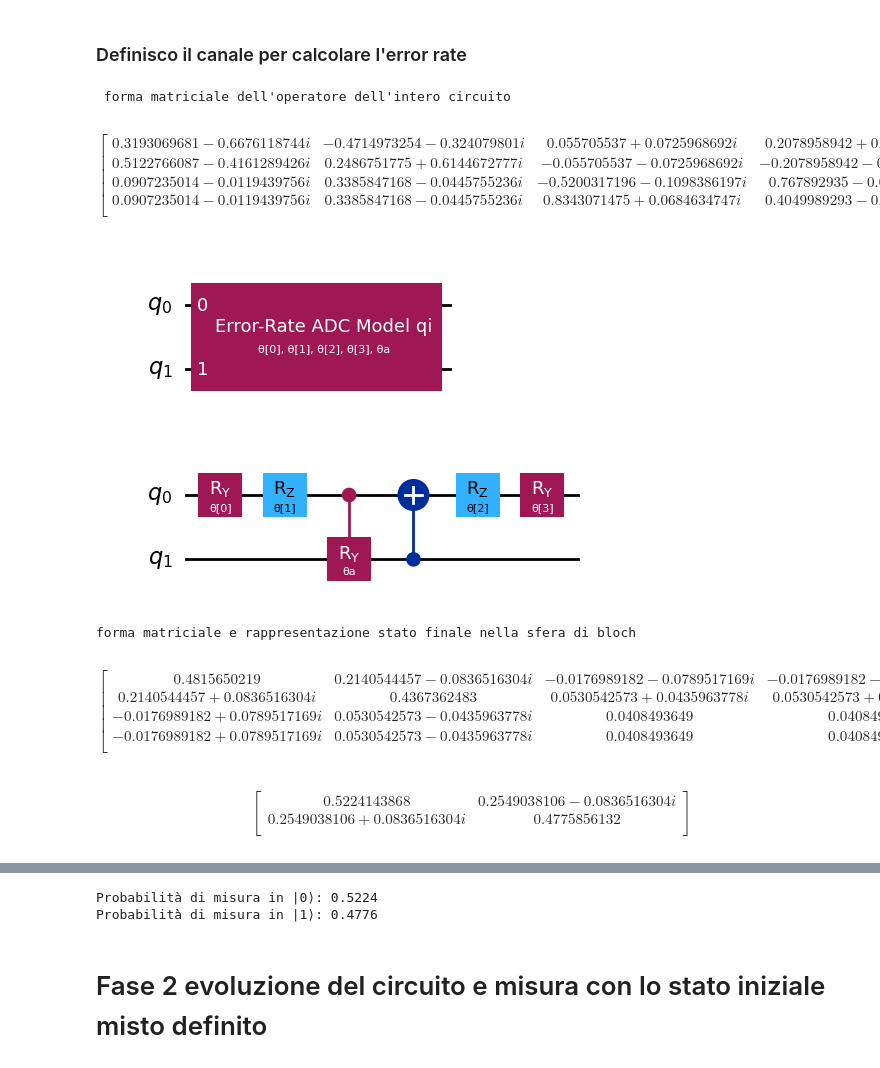
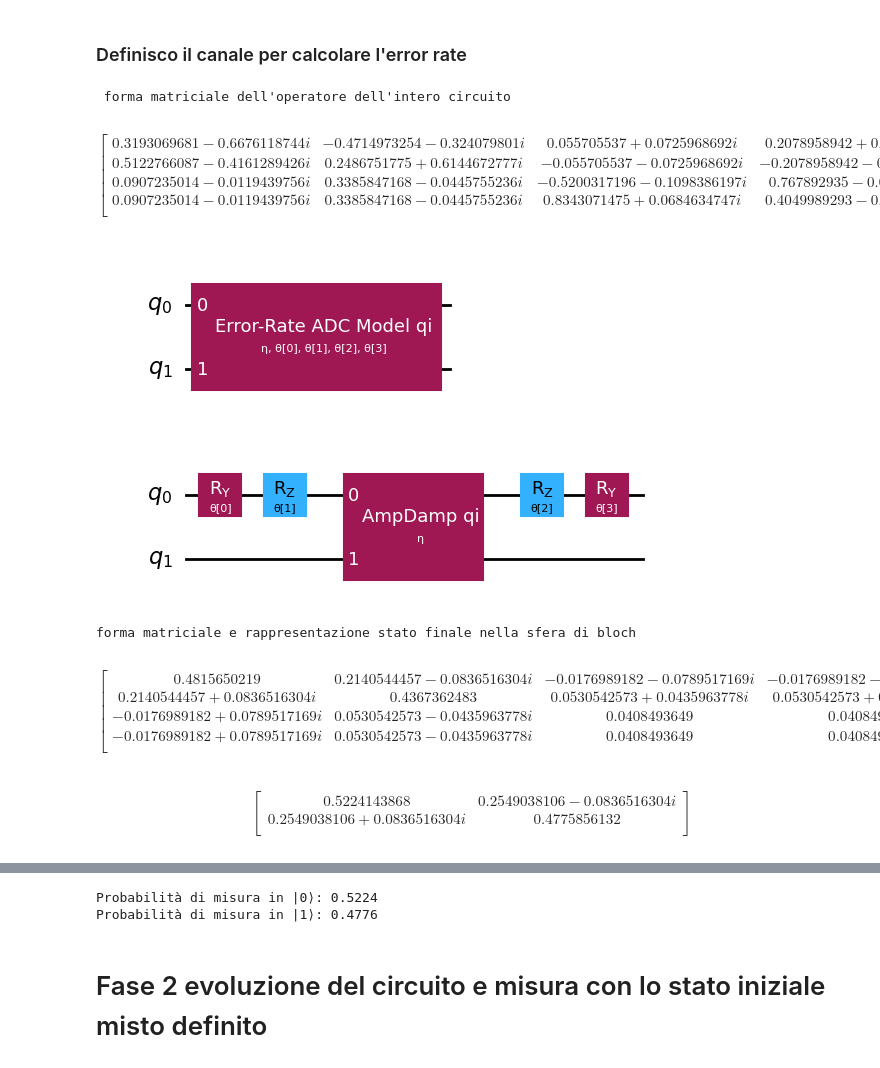
Before and after one commit to remgabryldel/quantum-amplitude-damping-channel, a Jupyter notebook: q-a-d.ipynb, the cells around one changed output, grey strips where cells are left out. Saved outputs shown, nothing was run; the diff lists cells and outputs as text; code cells hidden in the pictures.

```diff
--- a/q-a-d.ipynb
+++ b/q-a-d.ipynb
@@ -13,22 +48,22 @@ from IPython.display import display, Latex
 # %% [markdown]
 ### Definisco il canale Amplitude Damping
 # %%
-def amplitude_damping_gate(noise_theta):
+def amplitude_damping_gate(_noise=None):
     """
     Restituisce un gate personalizzato che rappresenta
     l'implementazione unitaria del canale amplitude damping
-    su due qubit (sistema e ambiente).
+    su due qubit (sistema e ambiente) nella convenzione classica.
 
     Parametri:
-        noise_theta (float or Parameter): angolo per la rotazione Ry
+        _noise (float or Parameter): valore tra 0 e 1 che viene convertito in angolo per la rotazione Ry
+            ! se non viene istanziato allora di default è Parameter('η')
 
     Restituisce:
-        Gate: un gate personalizzato da applicare a 2 qubit
+        Gate: un gate "AmpDamp" personalizzato da applicare a 2 qubit
     """
-    theta = Parameter('θa')
-    if not(noise_theta is None):
-        theta = noise_theta
-
+    if _noise is None : _noise = Parameter('η')
+    # converto il parametro del rumore in theta
+    theta = noise_to_theta(_noise)
 
     # Crea un circuito con 2 qubit: qubit 0 = S_1, qubit 1 = E_1 (Ambiente)
     qc = QuantumCircuit(2, name="Amplitude Damping Model")
@@ -47,7 +82,9 @@ def amplitude_damping_gate(noise_theta):
 example = QuantumCircuit(2)
 
 # applico il gate che simula il canale amplitude damping
-example.append(amplitude_damping_gate(np.pi/3), [0 ,1])
+example.append(amplitude_damping_gate(theta_to_noise(np.pi/3)), [0 ,1])
+
+# example.append(amplitude_damping_gate(), [0 ,1])
 
 display(Latex(r"Matrice del circuito (parametro = $\frac{\pi}{3}$)"))
 
@@ -387,28 +412,38 @@ $$
 ### Definisco il canale per calcolare l'error rate
 # %%
 
-def build_parametrized_eradc_qi(thetas,noise):
+def build_parametrized_eradc_qi(thetas=None,noise=None):
     """
-    Costruisce un circuito quantistico a 2 qubit con porte parametrizzate.
+    Costruisce un gate quantistico parametrico a 2 qubit che modella un canale di
+    amplitude damping, con rotazioni personalizzate prima e dopo il canale, secondo
+    la convenzione standard Qiskit (qubit 0 = sistema, qubit 1 = ambiente/ancilla).
 
     Parametri:
-        thetas (ParameterVector): vettore di 4 parametri [θ₀, θ₁, θ₂, θ₃], noise parametrico η
+        thetas (ParameterVector): vettore di 4 parametri simbolici (θ₀, θ₁, θ₂, θ₃)
+            che controllano le rotazioni applicate al qubit del sistema:
+              - θ₀, θ₁: rotazioni iniziali RY e RZ
+              - θ₂, θ₃: rotazioni finali RZ e RY
 
+        noise (Parameter): parametro simbolico (es. θa) che regola il livello di damping
+            nel canale amplitude damping (η ∈ [0,1])
 
     Restituisce:
-        QuantumCircuit: circuito inizializzato con le porte e parametri
+        Gate: un gate custom riutilizzabile che implementa l'intero blocco
+              "rotazioni + canale ADC + rotazioni", pronto per essere inserito in un circuito.
     """
-
-    # Se i parametri non sono forniti, crea valori simbolici di default
+    # Controllo che siano esattamente 4 parametri (due pre-rotazioni, due post-rotazioni)
     if thetas is None:
         thetas = ParameterVector("θ", 4)
     if noise is None:
-        noise = Parameter('θa')
+        noise = Parameter('η')
 
     # verifico che il vettore di parametri thetas coincide con quelli del circuito altrimenti solleva un eccezione
     if len(thetas) != 4:
         raise ValueError("Il ParameterVector deve contenere esattamente 4 parametri.")
 
+    # Crea un circuito su 2 qubit:
+    # - qubit 0 = sistema (su cui agiscono le rotazioni)
+    # - qubit 1 = ambiente (serve a implementare il canale ADC come interazione)
     qc = QuantumCircuit(2)
 
     qc.ry(thetas[0], 0)                      # RY su qubit sis
@@ -425,17 +460,11 @@ def build_parametrized_eradc_qi(thetas,noise):
     # Ritorna il gate
     return gate
 
-# vettore di parametri theta per ogni matrice rotazione
-thetas = ParameterVector("θ", 4)
-
-# parametro per amplitude damping
-noise = Parameter('θa')
-
 # creo il circuito
 ERADC_q = QuantumCircuit(2)
 
 # aggiungo il gate che simula il canale amplitude damping
-ERADC_q.append(build_parametrized_eradc_qi(thetas,noise), [0,1])
+ERADC_q.append(build_parametrized_eradc_qi(), [0,1])
 
 # creo un dizionario dove per ogni parametro "nome_param": assegna_value
 param_values = {
@@ -443,7 +472,7 @@ param_values = {
     "θ[1]": np.pi/4,
     "θ[2]": np.pi/3,
     "θ[3]": np.pi/2,
-    "θa"  : np.pi/3
+    "η"  : theta_to_noise(np.pi/3)
 }
 # print(ERADC.parameters)
 
@@ -460,35 +489,35 @@ display(ERADC_q.draw("mpl"))
 
 # mostra il circuito decomposto
 display(ERADC_q.decompose().decompose("AmpDamp").draw("mpl"))
 
 # print(ERADC.parameters) #permette di mostrare tutti i parametri non definiti
 
 # test circuito matrice
 rho_out_q = rho_in_q.evolve(bound_ERADC_q)
 # display(rho_out.draw("bloch"))
 print("forma matriciale e rappresentazione stato finale nella sfera di bloch")
 display(rho_out_q.draw("latex"))
 display(partial_trace(rho_out_q,[1]).draw("latex"))
 display(partial_trace(rho_out_q,[1]).draw("bloch"))
 
 # Il metodo .probabilities() calcola le probabilità di misura in base computazionale (|0⟩, |1⟩, ..., |2ⁿ - 1⟩)
 # per lo stato quantistico rappresentato dalla matrice densità o dallo statevector.
 # Restituisce un array di float, in cui ciascun elemento corrisponde alla probabilità
 # di osservare uno specifico stato base nella misura.
 print(f"Probabilità di misura in |0⟩: {partial_trace(rho_out_q,[1]).probabilities()[0]:.4f}")
 print(f"Probabilità di misura in |1⟩: {partial_trace(rho_out_q,[1]).probabilities()[1]:.4f}")
 # %% [output]
  forma matriciale dell'operatore dell'intero circuito
 $$
 \begin{bmatrix}
 0.3193069681 - 0.6676118744 i & -0.4714973254 - 0.324079801 i & 0.055705537 + 0.0725968692 i & 0.2078958942 + 0.2709352043 i  \\
  0.5122766087 - 0.4161289426 i & 0.2486751775 + 0.6144672777 i & -0.055705537 - 0.0725968692 i & -0.2078958942 - 0.2709352043 i  \\
  0.0907235014 - 0.0119439756 i & 0.3385847168 - 0.0445755236 i & -0.5200317196 - 0.1098386197 i & 0.767892935 - 0.0533191206 i  \\
  0.0907235014 - 0.0119439756 i & 0.3385847168 - 0.0445755236 i & 0.8343071475 + 0.0684634747 i & 0.4049989293 - 0.1010950228 i  \\
  \end{bmatrix}
 $$
-[figure, old version]
+[figure, new version]
-[figure, old version]
+[figure, new version]
 forma matriciale e rappresentazione stato finale nella sfera di bloch
 $$
 \begin{bmatrix}
```
Also changed, not shown: parts of 12 cells of this notebook.
